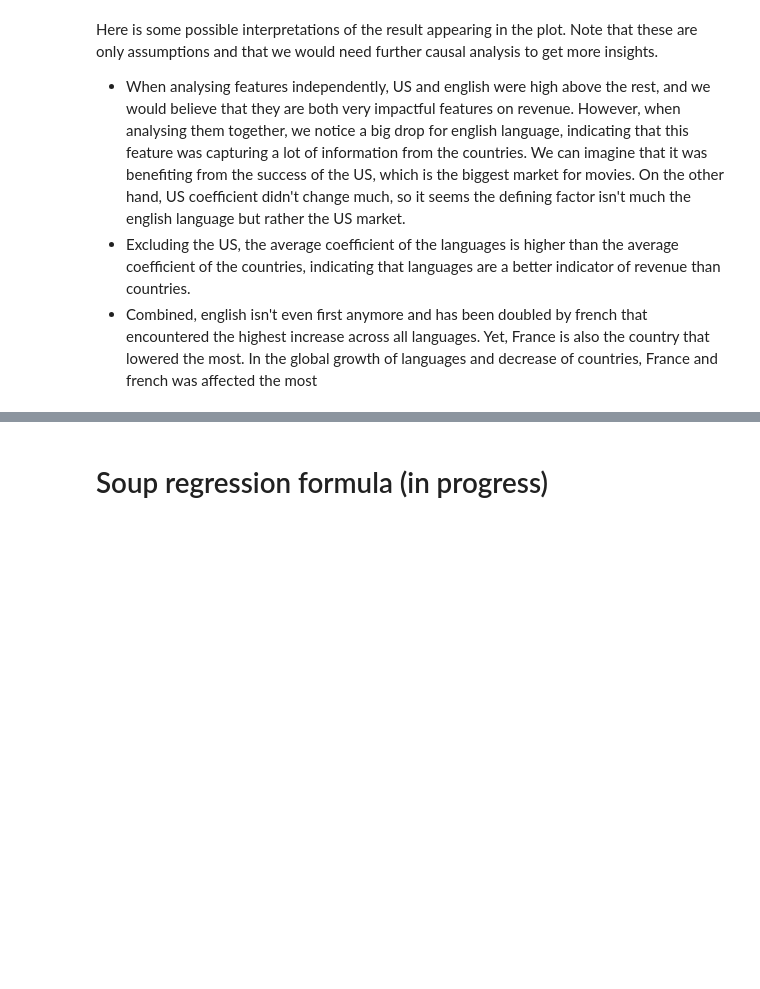
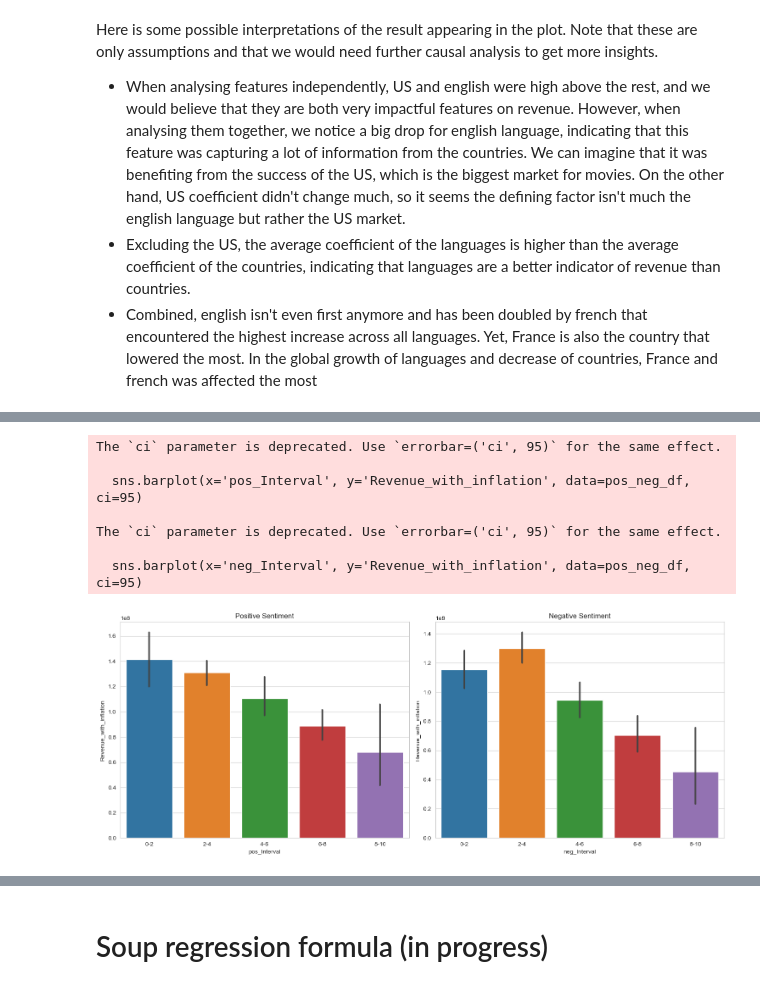
Before and after one commit to epfl-ada/ada-2023-project-adaflix, a Jupyter notebook: milestone_3.ipynb, the cells around one changed output, grey strips where cells are left out. Cells and saved outputs as stored; diff of their text form; code cells hidden in the pictures; blank space fills up the shorter version.

```diff
--- a/milestone_3.ipynb
+++ b/milestone_3.ipynb
@@ -783,0 +968,6 @@ Here is some possible interpretations of the result appearing in the plot. Note
+# %%
+#create columns to store percentage of positive, negative and neutral words in each row of the 'filtered_Tokens' column
+summary_metadata["percentage of positive words"] = positive_scores
+summary_metadata["percentage of negative words"] = negative_scores
+summary_metadata["percentage of neutral words"] = neutral_scores
+summary_metadata.head(5)
@@ -783,0 +996,11 @@ Here is some possible interpretations of the result appearing in the plot. Note
+# %%
+# Extracting relevant columns from summary_metadata
+summary_data = summary_metadata[["Movie ID","percentage of positive words","percentage of negative words","percentage of neutral words"]].copy()
+movie_revenue_df = movie_with_inflation[["Wikipedia_movie_ID","Revenue_with_inflation","log_revenues"]].copy()
+
+# Renaming the column "Wikipedia_movie_ID" to "Movie ID" in movie_revenue_df.
+movie_revenue_df = movie_revenue_df.rename(columns={"Wikipedia_movie_ID":"Movie ID"})
+
+# Merging movie_revenue_df and summary_data DataFrames based on the "Movie ID" column.
+pos_neg_df = movie_revenue_df.merge(summary_data,on="Movie ID")
+pos_neg_df
@@ -783,0 +1021,36 @@ Here is some possible interpretations of the result appearing in the plot. Note
+# %%
+columns_of_interest = ['percentage of positive words', 'percentage of negative words', 'percentage of neutral words', 'Revenue_with_inflation']
+data_to_plot = pos_neg_df[columns_of_interest]
+
+# Set the figure size for the plot
+plt.figure(figsize=(15, 6))
+
+# Create subplots in a horizontal arrangement
+plt.subplot(1, 2, 1)
+pos_neg_df['pos_Interval'] = pd.cut(pos_neg_df['percentage of positive words'], bins=[0, 0.02, 0.04, 0.05, 0.08, 0.1], labels=['0-2', '2-4', '4-6', '6-8', '8-10'])
+
+sns.barplot(x='pos_Interval', y='Revenue_with_inflation', data=pos_neg_df, ci=95)
+plt.title('Positive Sentiment')
+
+plt.subplot(1, 2, 2)
+pos_neg_df['neg_Interval'] = pd.cut(pos_neg_df['percentage of negative words'], bins=[0, 0.02, 0.04, 0.05, 0.08, 0.1], labels=['0-2', '2-4', '4-6', '6-8', '8-10'])
+
+sns.barplot(x='neg_Interval', y='Revenue_with_inflation', data=pos_neg_df, ci=95)
+plt.title('Negative Sentiment')
+
+
+
+# Adjust layout for better presentation
+plt.tight_layout()
+
+# Show the plots
+plt.show()
+# %% [output]
+The `ci` parameter is deprecated. Use `errorbar=('ci', 95)` for the same effect.
+
+  sns.barplot(x='pos_Interval', y='Revenue_with_inflation', data=pos_neg_df, ci=95)
+
+The `ci` parameter is deprecated. Use `errorbar=('ci', 95)` for the same effect.
+
+  sns.barplot(x='neg_Interval', y='Revenue_with_inflation', data=pos_neg_df, ci=95)
+[figure, added]
```
Also changed, not shown: parts of 31 cells of this notebook.
